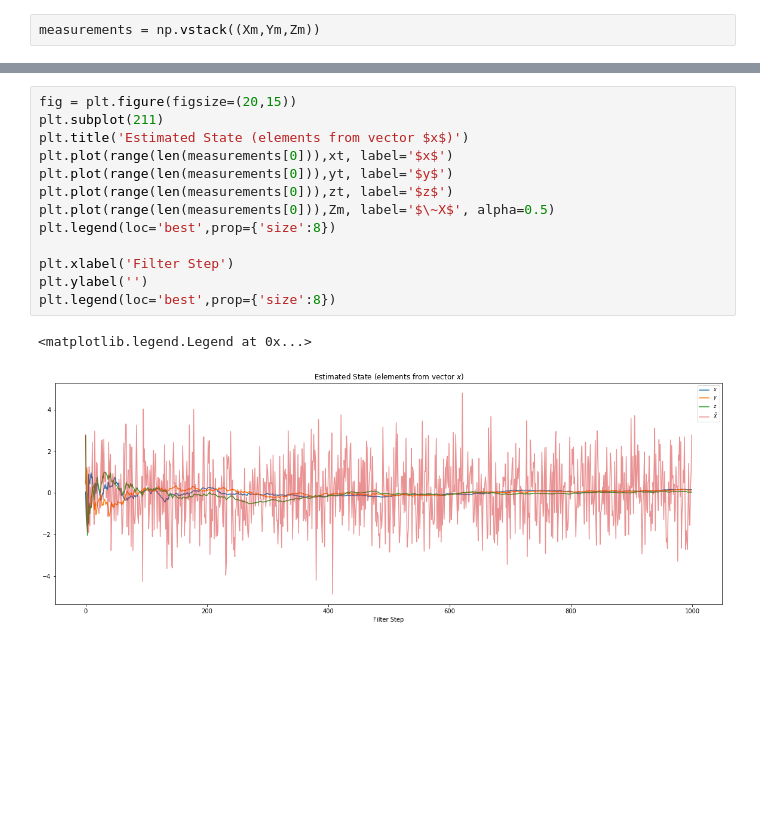
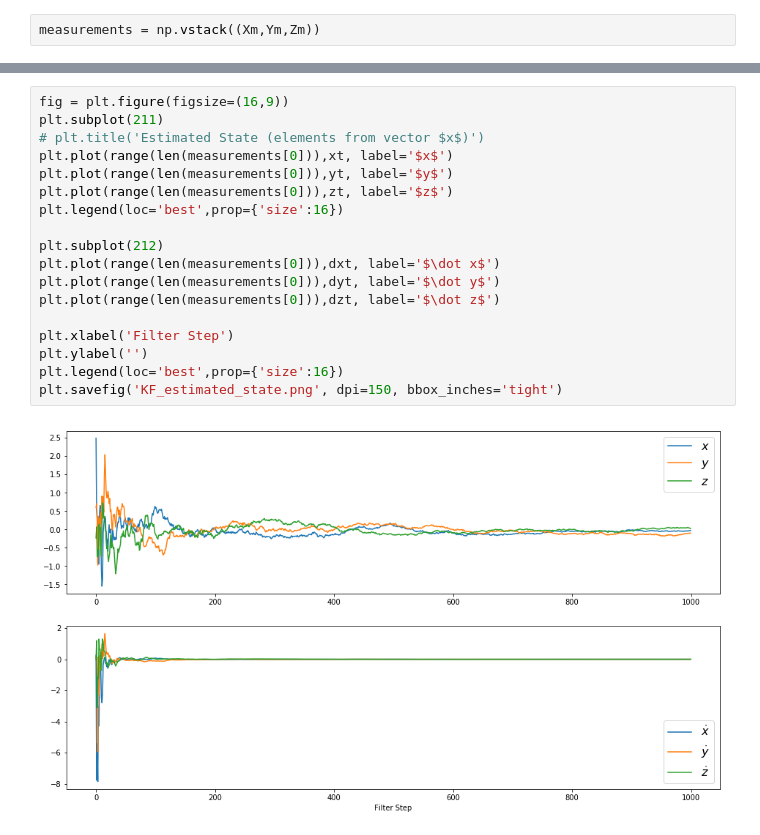
Before and after one commit to diggerdata/kolt_kalman_filter, a Jupyter notebook: Kolt-CV.ipynb, the cells around one changed output, grey strips where cells are left out. Cells and saved outputs as stored; diff of their text form; blank space fills up the shorter version.

```diff
--- a/Kolt-CV.ipynb
+++ b/Kolt-CV.ipynb
@@ -146,19 +323,23 @@ for n in range(len(measurements[0])):
 # %%
-fig = plt.figure(figsize=(20,15))
+fig = plt.figure(figsize=(16,9))
 plt.subplot(211)
-plt.title('Estimated State (elements from vector $x$)')
+# plt.title('Estimated State (elements from vector $x$)')
 plt.plot(range(len(measurements[0])),xt, label='$x$')
 plt.plot(range(len(measurements[0])),yt, label='$y$')
 plt.plot(range(len(measurements[0])),zt, label='$z$')
-plt.plot(range(len(measurements[0])),Zm, label='$\~X$', alpha=0.5)
-plt.legend(loc='best',prop={'size':8})
+plt.legend(loc='best',prop={'size':16})
+
+plt.subplot(212)
+plt.plot(range(len(measurements[0])),dxt, label='$\dot x$')
+plt.plot(range(len(measurements[0])),dyt, label='$\dot y$')
+plt.plot(range(len(measurements[0])),dzt, label='$\dot z$')
 
 plt.xlabel('Filter Step')
 plt.ylabel('')
-plt.legend(loc='best',prop={'size':8})
+plt.legend(loc='best',prop={'size':16})
+plt.savefig('KF_estimated_state.png', dpi=150, bbox_inches='tight')
 # %% [output]
-<matplotlib.legend.Legend at 0x...>
-[figure, old version]
+[figure, new version]
 # %%
 fig = plt.figure(figsize=(16,10))
 ax = fig.add_subplot(111, projection='3d')
```
Also changed, not shown: parts of 24 cells of this notebook, 10 other files.
